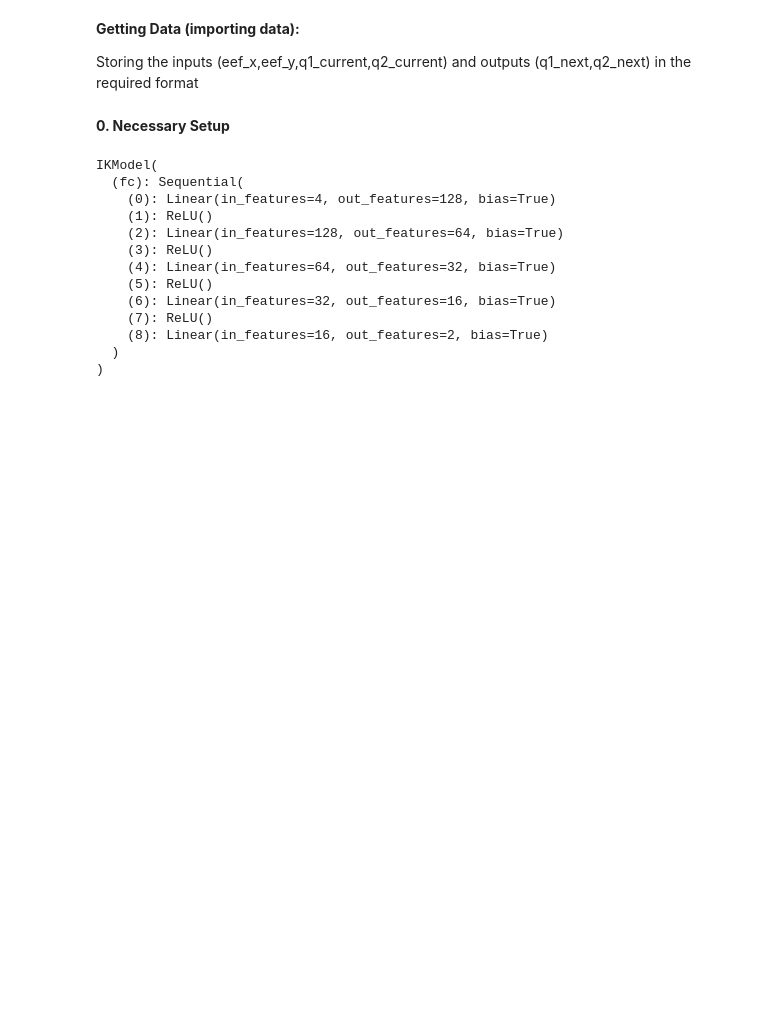
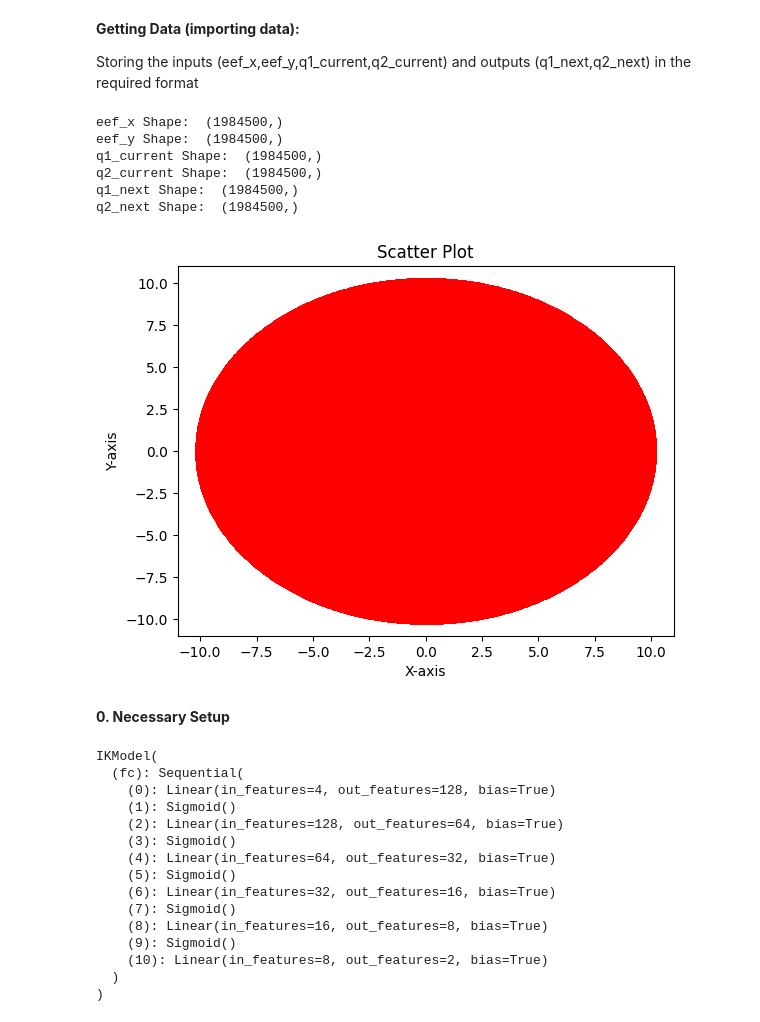
Before and after one commit to omarrayyann/IK-NN, a Jupyter notebook: training_model.ipynb, the cells around one changed output. Saved outputs shown, nothing was run; the diff lists cells and outputs as text; code cells hidden in the pictures; blank space fills up the shorter version.

```diff
--- a/training_model.ipynb
+++ b/training_model.ipynb
@@ -88,11 +88,11 @@ manip.add_link(link2)
 # %%
 q1_next_from = 0
 q1_next_to = 2*pi
-q1_next_step_size = 0.01
+q1_next_step_size = 0.02
 
 q2_next_from = 0
 q2_next_to = 2*pi
-q2_next_step_size = 0.01
+q2_next_step_size = 0.02
 
 total_iterations = ((q1_next_to - q1_next_from) / q1_next_step_size + 1) * ((q2_next_to - q2_next_from) / q2_next_step_size + 1)
 progress_interval = total_iterations // 10
@@ -107,9 +107,9 @@ with open('two_joints_with_nearby_data.txt', 'w') as file:
             x = end_effector_positions[0][3]
             y = end_effector_positions[1][3]
             for i in range(20):
-                ran = random.uniform(-0.005, 0.005)
+                ran = random.uniform(-0.01, 0.01)
                 q1_current = q1_next + ran
-                ran = random.uniform(-0.005, 0.005)
+                ran = random.uniform(-0.01, 0.01)
                 q2_current = q2_next + ran
                 file.write(f"{x} {y} {q1_current} {q2_current} {q1_next} {q2_next} \n")
             iterations += 1
@@ -169,6 +169,26 @@ print("q2_current Shape: ", q2_current.shape)
 
 print("q1_next Shape: ", q1_next.shape)
 print("q2_next Shape: ", q2_next.shape)
+# %% [output]
+eef_x Shape:  (1984500,)
+eef_y Shape:  (1984500,)
+q1_current Shape:  (1984500,)
+q2_current Shape:  (1984500,)
+q1_next Shape:  (1984500,)
+q2_next Shape:  (1984500,)
+# %%
+# Create a scatter plot
+plt.scatter(eef_x, eef_y, color="r")
+
+# Set labels and title
+plt.xlabel('X-axis')
+plt.ylabel('Y-axis')
+plt.title('Scatter Plot')
+
+# Show the plot
+plt.show()
+# %% [output]
+[figure, added]
 # %% [markdown]
 **0. Necessary Setup**
 # %%
@@ -237,21 +259,23 @@ class IKModel(nn.Module):
 # %%
 model = IKModel().to(device)
 criterion = nn.MSELoss()
-optimizer = torch.optim.Adam(model.parameters(), lr=0.01)
+optimizer = torch.optim.Adam(model.parameters(), lr=0.001)
 Loss = nn.MSELoss()
 print(model)
 # %% [output]
 IKModel(
   (fc): Sequential(
     (0): Linear(in_features=4, out_features=128, bias=True)
-    (1): ReLU()
+    (1): Sigmoid()
     (2): Linear(in_features=128, out_features=64, bias=True)
-    (3): ReLU()
+    (3): Sigmoid()
     (4): Linear(in_features=64, out_features=32, bias=True)
-    (5): ReLU()
+    (5): Sigmoid()
     (6): Linear(in_features=32, out_features=16, bias=True)
-    (7): ReLU()
-    (8): Linear(in_features=16, out_features=2, bias=True)
+    (7): Sigmoid()
+    (8): Linear(in_features=16, out_features=8, bias=True)
+    (9): Sigmoid()
+    (10): Linear(in_features=8, out_features=2, bias=True)
   )
 )
 # %%
```
Also changed, not shown: parts of 14 cells of this notebook.
